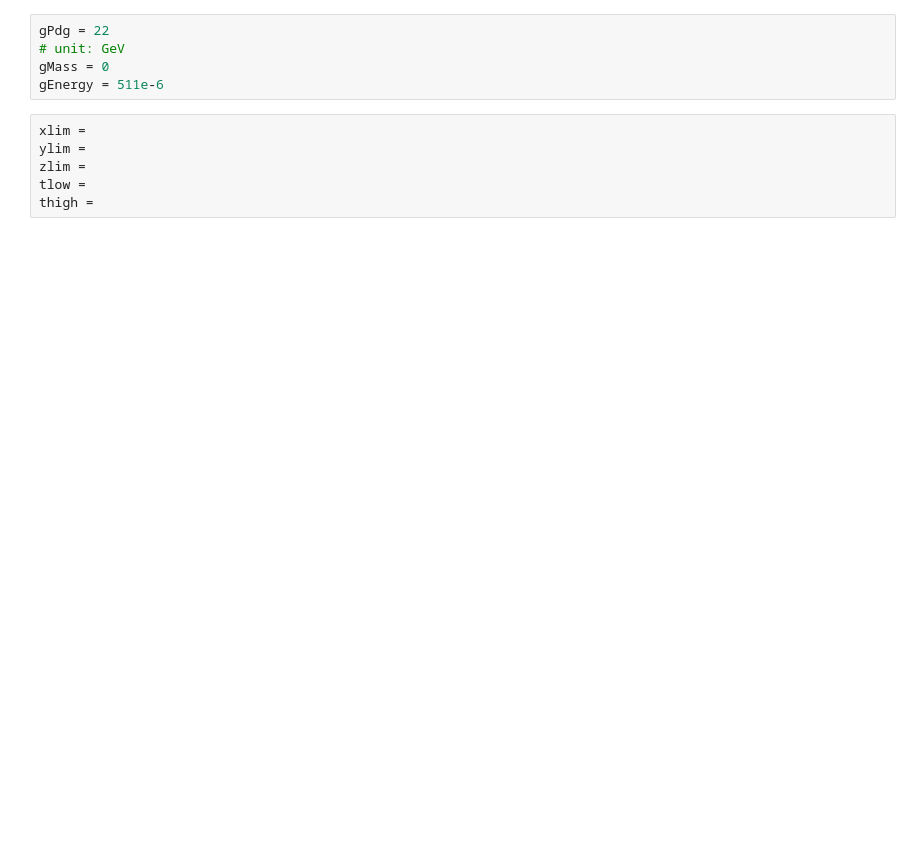
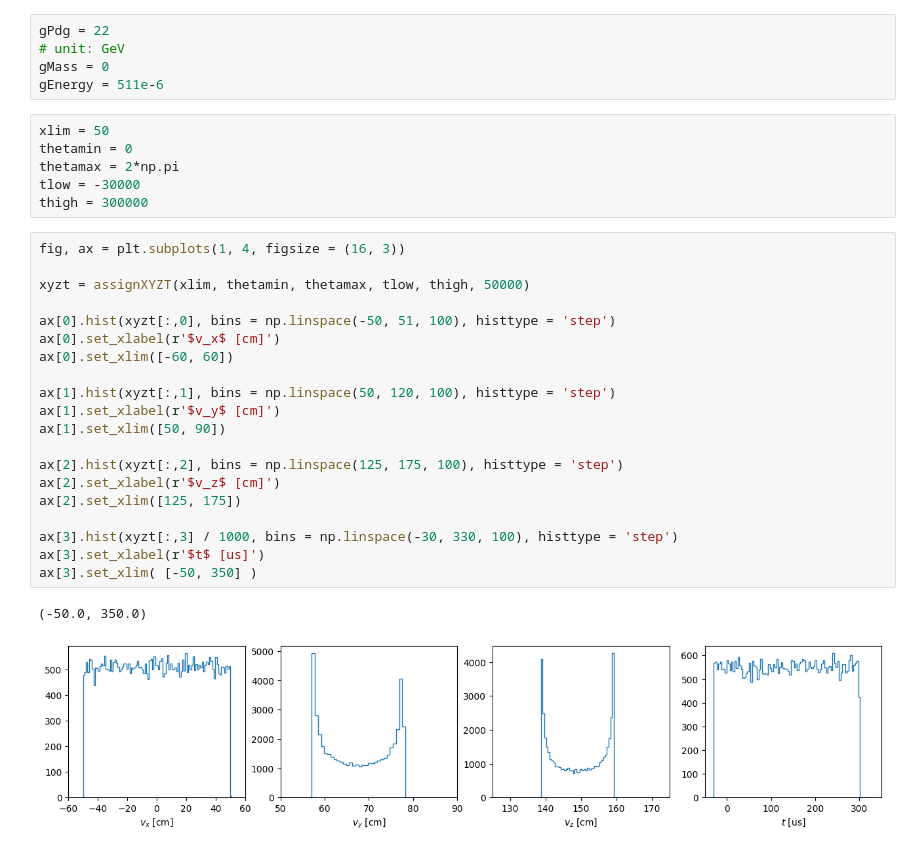
Before and after one commit to yuntsebaryon/SNeNDSens, a Jupyter notebook: MCProd/gen/HOG/genHOG.ipynb, the cells around one changed output. Saved outputs shown, nothing was run; the diff lists cells and outputs as text; blank space fills up the shorter version.

```diff
--- a/MCProd/gen/HOG/genHOG.ipynb
+++ b/MCProd/gen/HOG/genHOG.ipynb
@@ -32,8 +63,31 @@ gPdg = 22
 gMass = 0
 gEnergy = 511e-6
 # %%
-xlim =
-ylim =
-zlim =
-tlow =
-thigh =
+xlim = 50
+thetamin = 0
+thetamax = 2*np.pi
+tlow = -30000
+thigh = 300000
+# %%
+fig, ax = plt.subplots(1, 4, figsize = (16, 3))
+
+xyzt = assignXYZT(xlim, thetamin, thetamax, tlow, thigh, 50000)
+
+ax[0].hist(xyzt[:,0], bins = np.linspace(-50, 51, 100), histtype = 'step')
+ax[0].set_xlabel(r'$v_x$ [cm]')
+ax[0].set_xlim([-60, 60])
+
+ax[1].hist(xyzt[:,1], bins = np.linspace(50, 120, 100), histtype = 'step')
+ax[1].set_xlabel(r'$v_y$ [cm]')
+ax[1].set_xlim([50, 90])
+
+ax[2].hist(xyzt[:,2], bins = np.linspace(125, 175, 100), histtype = 'step')
+ax[2].set_xlabel(r'$v_z$ [cm]')
+ax[2].set_xlim([125, 175])
+
+ax[3].hist(xyzt[:,3] / 1000, bins = np.linspace(-30, 330, 100), histtype = 'step')
+ax[3].set_xlabel(r'$t$ [us]')
+ax[3].set_xlim( [-50, 350] )
+# %% [output]
+(-50.0, 350.0)
+[figure, added]
```
Also changed, not shown: parts of 12 cells of this notebook, 3 other files.
